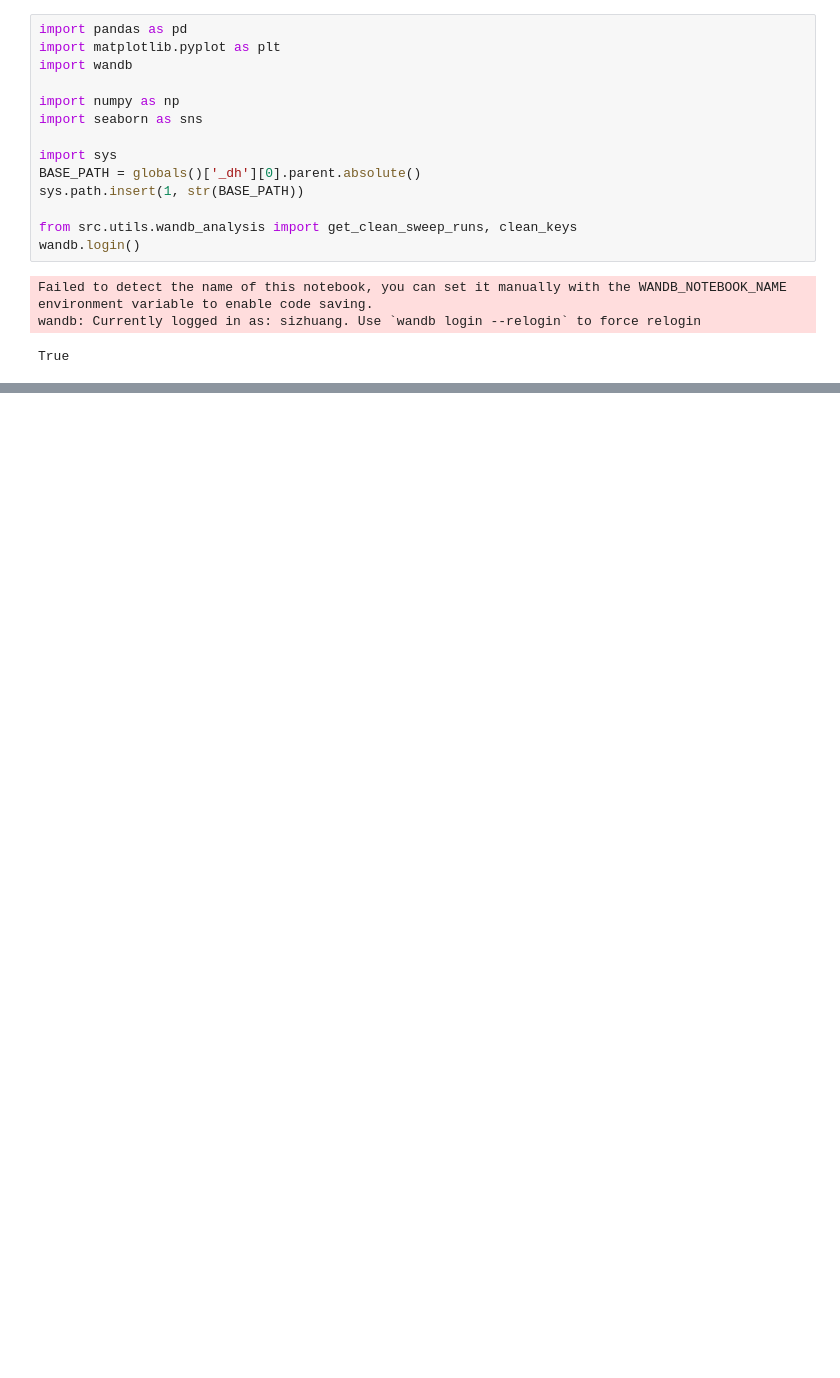
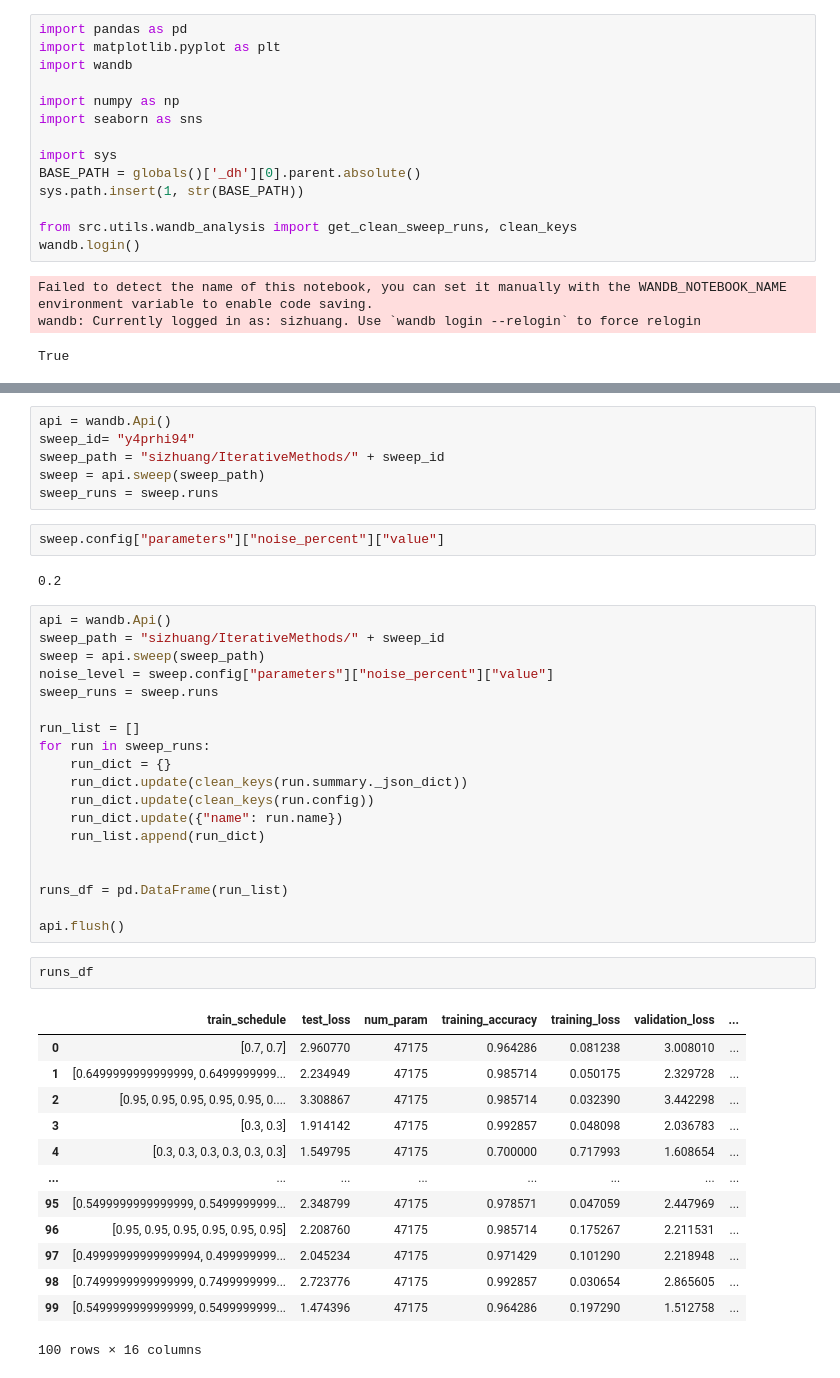
Before and after one commit to SizhuangHe/IterativeMethods, a Jupyter notebook: GCNexperiments/notebooks/lala.ipynb, the cells around one changed output, grey strips where cells are left out. Drawn from its saved outputs; the diff is of its cells as text; blank space fills up the shorter version.

```diff
--- a/GCNexperiments/notebooks/lala.ipynb
+++ b/GCNexperiments/notebooks/lala.ipynb
@@ -70,0 +137,45 @@ runs_df
+# %%
+api = wandb.Api()
+sweep_id= "y4prhi94"
+sweep_path = "sizhuang/IterativeMethods/" + sweep_id
+sweep = api.sweep(sweep_path)
+sweep_runs = sweep.runs
+# %%
+sweep.config["parameters"]["noise_percent"]["value"]
+# %% [output]
+0.2
+# %%
+api = wandb.Api()
+sweep_path = "sizhuang/IterativeMethods/" + sweep_id
+sweep = api.sweep(sweep_path)
+noise_level = sweep.config["parameters"]["noise_percent"]["value"]
+sweep_runs = sweep.runs
+
+run_list = []
+for run in sweep_runs:
+    run_dict = {}
+    run_dict.update(clean_keys(run.summary._json_dict))
+    run_dict.update(clean_keys(run.config))
+    run_dict.update({"name": run.name})
+    run_list.append(run_dict)
+
+
+runs_df = pd.DataFrame(run_list)
+
+api.flush()
+# %%
+runs_df
+# %% [output]
+|  | train_schedule | test_loss | num_param | training_accuracy | training_loss | validation_loss | ... |
+| 0 | [0.7, 0.7] | 2.960770 | 47175 | 0.964286 | 0.081238 | 3.008010 | ... |
+| 1 | [0.6499999999999999, 0.6499999999... | 2.234949 | 47175 | 0.985714 | 0.050175 | 2.329728 | ... |
+| 2 | [0.95, 0.95, 0.95, 0.95, 0.95, 0.... | 3.308867 | 47175 | 0.985714 | 0.032390 | 3.442298 | ... |
+| 3 | [0.3, 0.3] | 1.914142 | 47175 | 0.992857 | 0.048098 | 2.036783 | ... |
+| 4 | [0.3, 0.3, 0.3, 0.3, 0.3, 0.3] | 1.549795 | 47175 | 0.700000 | 0.717993 | 1.608654 | ... |
+| ... | ... | ... | ... | ... | ... | ... | ... |
+| 95 | [0.5499999999999999, 0.5499999999... | 2.348799 | 47175 | 0.978571 | 0.047059 | 2.447969 | ... |
+| 96 | [0.95, 0.95, 0.95, 0.95, 0.95, 0.95] | 2.208760 | 47175 | 0.985714 | 0.175267 | 2.211531 | ... |
+| 97 | [0.49999999999999994, 0.499999999... | 2.045234 | 47175 | 0.971429 | 0.101290 | 2.218948 | ... |
+| 98 | [0.7499999999999999, 0.7499999999... | 2.723776 | 47175 | 0.992857 | 0.030654 | 2.865605 | ... |
+| 99 | [0.5499999999999999, 0.5499999999... | 1.474396 | 47175 | 0.964286 | 0.197290 | 1.512758 | ... |
+100 rows × 16 columns
```
Also changed, not shown: parts of 9 cells of this notebook, 56 other files.
